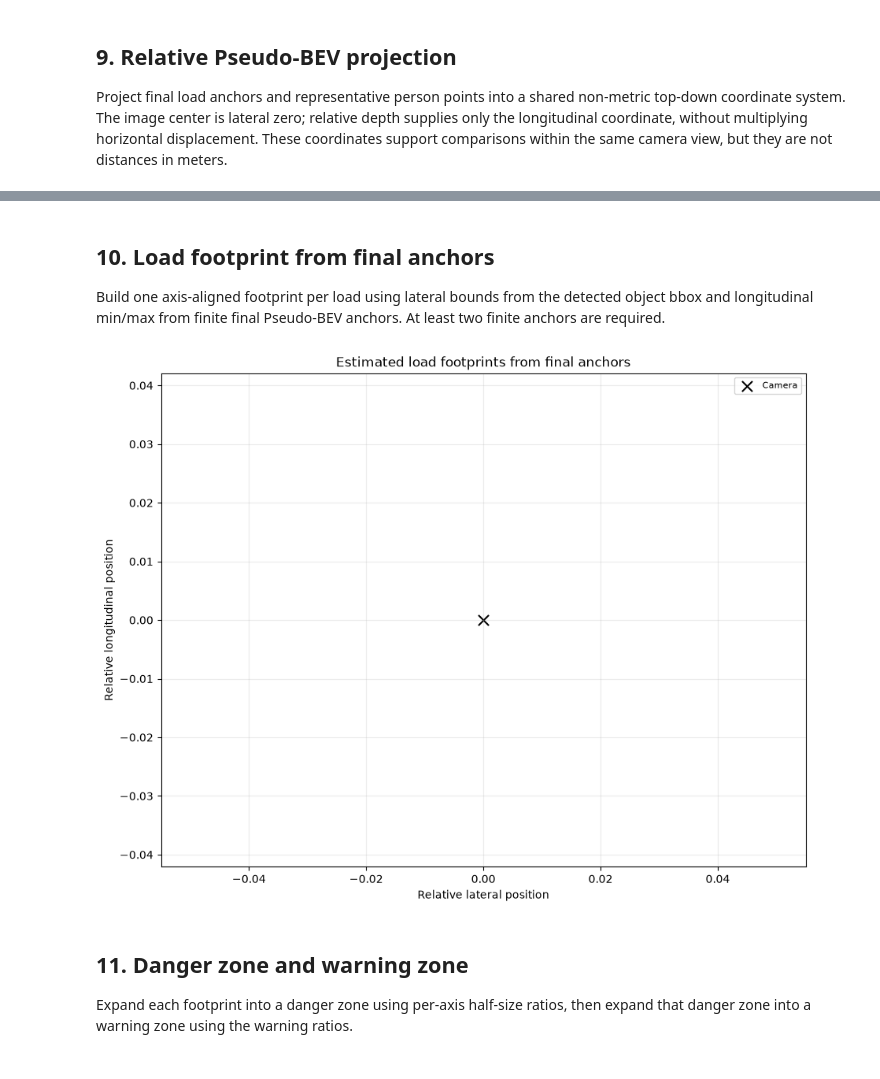
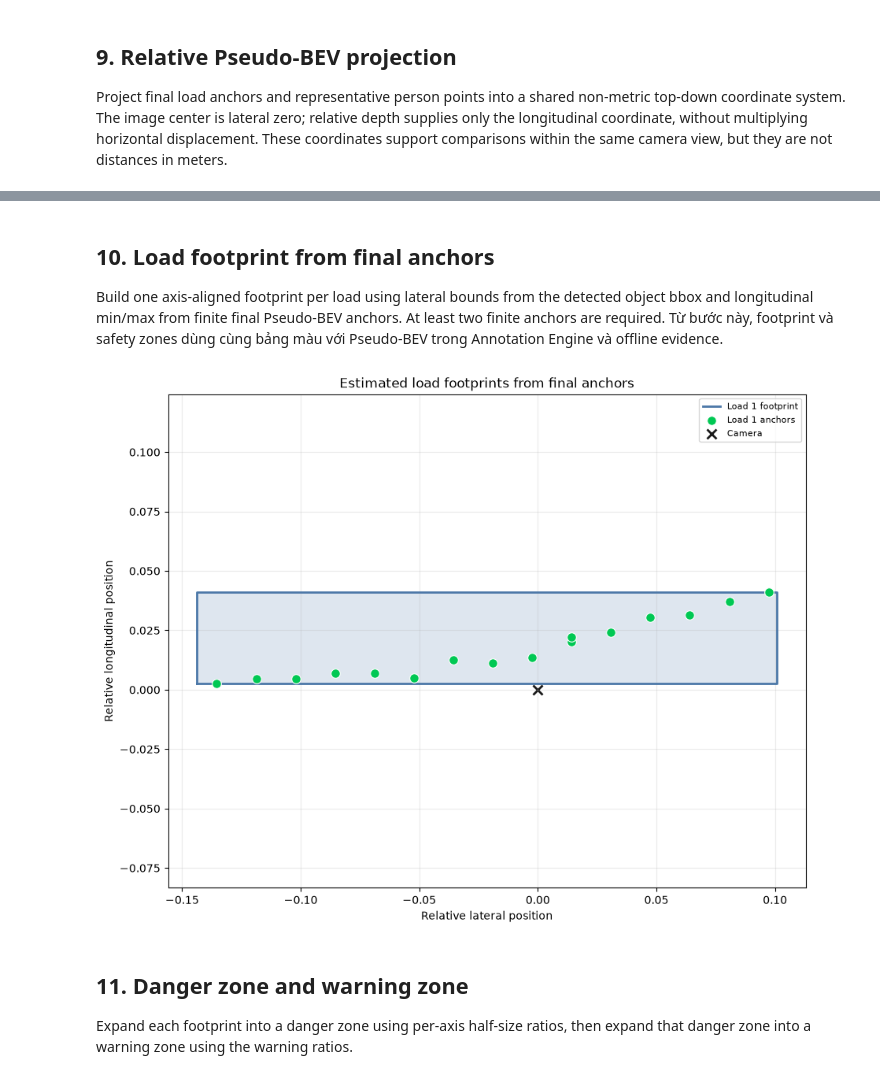
Before and after one commit to phucn01/crane-load-warning, a Jupyter notebook: notebooks/Vision_To_Geometry_Pipeline_Demo.ipynb, the cells around one changed output, grey strips where cells are left out. Saved outputs shown, nothing was run; the diff lists cells and outputs as text; code cells hidden in the pictures.

```diff
--- a/notebooks/Vision_To_Geometry_Pipeline_Demo.ipynb
+++ b/notebooks/Vision_To_Geometry_Pipeline_Demo.ipynb
@@ -81,7 +81,7 @@ Project root: D:\crane-load-warning
 ## 1. Input và cấu hình
 # %%
 # IMAGE_PATH = PROJECT_ROOT / 'data' / 'samples' / '16.png'
-IMAGE_PATH = Path(r"D:\crane-danger-zone-detection\vision_engine\datasets\demo\images\Crane_fall_zone_07.jpg")
+IMAGE_PATH = Path(r"D:\crane-danger-zone-detection\vision_engine\datasets\demo\images\Crane_fall_zone_03.jpg")
 MODELS_CONFIG_PATH = PROJECT_ROOT / 'configs' / 'models.local.yaml'
 GEOMETRY_CONFIG_PATH = PROJECT_ROOT / 'configs' / 'geometry.local.yaml'
 RISK_POLICY_CONFIG_PATH = PROJECT_ROOT / 'configs' / 'risk-policy.example.yaml'
@@ -392,7 +421,7 @@ for item in load_geometry:
     accepted = list(selection.consistent_candidates)
     rejected = [c for c in selection.candidates if not c.is_seed_consistent]
     fig, axis = plt.subplots(figsize=(8, 6), constrained_layout=True)
-    axis.imshow(preview_rgb)
+    axis.imshow(geometry_rgb)
     add_load_regions(axis, item['detection'])
     for candidate in selection.candidates:
         px1, py1, px2, py2 = candidate.patch_bbox
@@ -429,7 +460,7 @@ for item in load_geometry:
     ]
     root = min(root_candidates, key=seed_sort_key) if root_candidates else None
     fig, axis = plt.subplots(figsize=(8, 6), constrained_layout=True)
-    axis.imshow(preview_rgb)
+    axis.imshow(geometry_rgb)
     add_load_regions(axis, item['detection'])
     if rejected:
         axis.scatter([c.point.x for c in rejected], [c.point.y for c in rejected],
@@ -457,8 +490,8 @@ for item in load_geometry:
     connected = item['connected_region']
     anchors = item['load_anchors']
     fig, axis = plt.subplots(figsize=(8, 6), constrained_layout=True)
-    axis.imshow(preview_rgb)
-    add_load_regions(axis, item['detection'])
+    axis.imshow(geometry_rgb)
+    add_load_regions(axis, item['detection'], show_inner_roi=False)
     if connected:
         axis.scatter([c.point.x for c in connected], [c.point.y for c in connected],
                      s=13, c=COLORS['accepted'], alpha=0.45,
@@ -524,43 +559,52 @@ plt.show()
 # %% [markdown]
 ## 10. Load footprint from final anchors
 
-Build one axis-aligned footprint per load using lateral bounds from the detected object bbox and longitudinal min/max from finite final Pseudo-BEV anchors. At least two finite anchors are required.
+Build one axis-aligned footprint per load using lateral bounds from the detected object bbox and longitudinal min/max from finite final Pseudo-BEV anchors. At least two finite anchors are required. Từ bước này, footprint và safety zones dùng cùng bảng màu với Pseudo-BEV trong Annotation Engine và offline evidence.
 # %%
 def add_bev_rectangle(axis, rectangle, *, color, label, alpha=0.15, linestyle='-'):
-    axis.add_patch(Rectangle(
-        (rectangle.minimum_lateral, rectangle.minimum_longitudinal),
-        rectangle.maximum_lateral - rectangle.minimum_lateral,
-        rectangle.maximum_longitudinal - rectangle.minimum_longitudinal,
-        facecolor=color, edgecolor=color, linewidth=2,
-        linestyle=linestyle, alpha=alpha, label=label,
-    ))
+    lateral = [
+        rectangle.minimum_lateral, rectangle.maximum_lateral,
+        rectangle.maximum_lateral, rectangle.minimum_lateral,
+        rectangle.minimum_lateral,
+    ]
+    longitudinal = [
+        rectangle.minimum_longitudinal, rectangle.minimum_longitudinal,
+        rectangle.maximum_longitudinal, rectangle.maximum_longitudinal,
+        rectangle.minimum_longitudinal,
+    ]
+    axis.fill(lateral, longitudinal, color=color, alpha=alpha)
+    axis.plot(
+        lateral, longitudinal, color=color, linestyle=linestyle,
+        linewidth=2, label=label,
+    )
 
 fig, axis = plt.subplots(figsize=(9, 7), constrained_layout=True)
 for load_index, item in enumerate(load_geometry, start=1):
     zones = item['safety_zones']
     if zones is None:
         continue
     add_bev_rectangle(
         axis, zones.footprint, label=f'Load {load_index} footprint',
         **BEV_ZONE_STYLES['footprint'],
     )
     points = item['pseudo_bev_points']
     axis.scatter(
         [point.lateral for point in points],
         [point.longitudinal for point in points],
         s=70, c=COLORS['selected'], edgecolors='white', linewidths=0.8,
         label=f'Load {load_index} anchors', zorder=3,
     )
-axis.scatter([0.0], [0.0], marker='x', s=90, c='black', label='Camera')
+axis.scatter([0.0], [0.0], marker='x', s=75, c='#191919',
+             linewidths=2, label='Camera')
 axis.set_title('Estimated load footprints from final anchors')
 axis.set_xlabel('Relative lateral position')
 axis.set_ylabel('Relative longitudinal position')
 axis.grid(alpha=0.25)
 axis.set_aspect('equal', adjustable='datalim')
 axis.legend(loc='best', fontsize=8)
 plt.show()
 # %% [output]
-[figure, old version]
+[figure, new version]
 # %% [markdown]
 ## 11. Danger zone and warning zone
 
```
Also changed, not shown: parts of 18 cells of this notebook, 4 other files.
